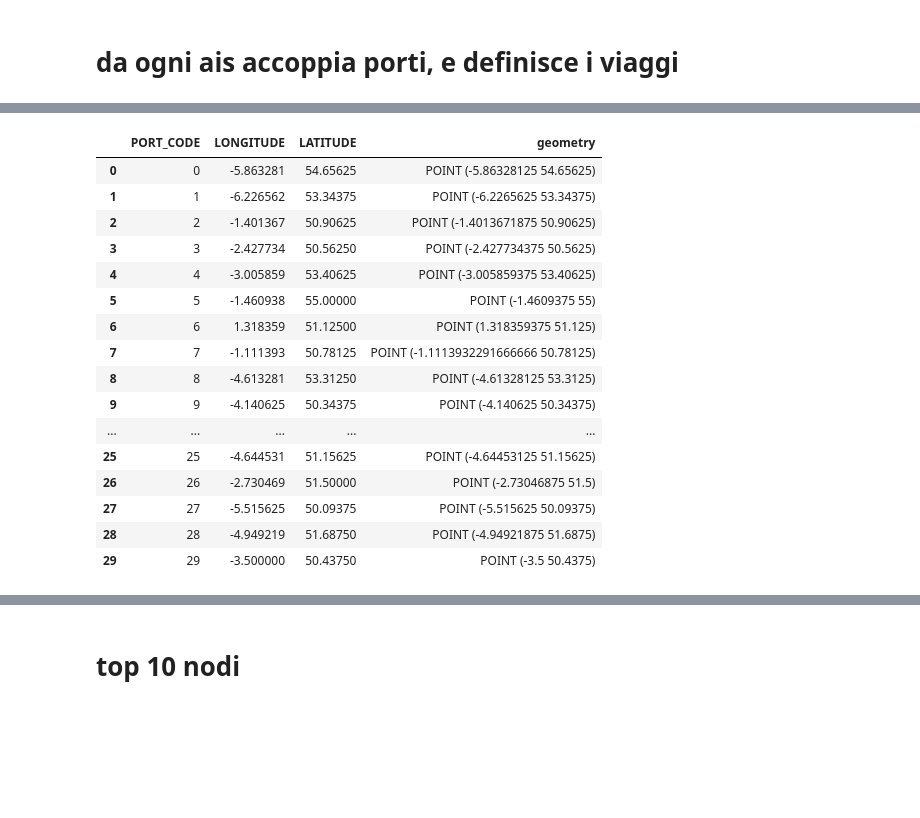
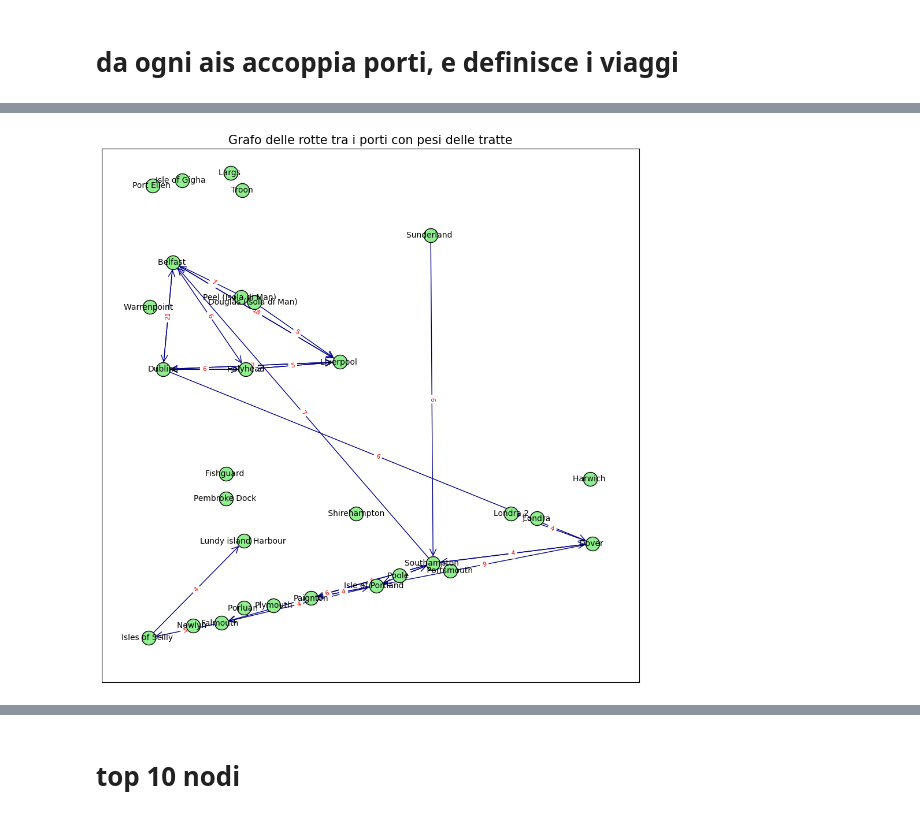
Before and after one commit to nudric25/tesi, a Jupyter notebook: VOY/VOY_mainclass.ipynb, the cells around one changed output, grey strips where cells are left out. Cells and saved outputs as stored; diff of their text form; code cells hidden in the pictures; blank space fills up the shorter version.

```diff
--- a/VOY/VOY_mainclass.ipynb
+++ b/VOY/VOY_mainclass.ipynb
@@ -279,20 +192,53 @@ plt.show()
-# %%
-ports
-# %% [output]
-|  | PORT_CODE | LONGITUDE | LATITUDE | geometry |
-| 0 | 0 | -5.863281 | 54.65625 | POINT (-5.86328125 54.65625) |
-| 1 | 1 | -6.226562 | 53.34375 | POINT (-6.2265625 53.34375) |
-| 2 | 2 | -1.401367 | 50.90625 | POINT (-1.4013671875 50.90625) |
-| 3 | 3 | -2.427734 | 50.56250 | POINT (-2.427734375 50.5625) |
-| 4 | 4 | -3.005859 | 53.40625 | POINT (-3.005859375 53.40625) |
-| 5 | 5 | -1.460938 | 55.00000 | POINT (-1.4609375 55) |
-| 6 | 6 | 1.318359 | 51.12500 | POINT (1.318359375 51.125) |
-| 7 | 7 | -1.111393 | 50.78125 | POINT (-1.1113932291666666 50.78125) |
-| 8 | 8 | -4.613281 | 53.31250 | POINT (-4.61328125 53.3125) |
-| 9 | 9 | -4.140625 | 50.34375 | POINT (-4.140625 50.34375) |
-| ... | ... | ... | ... | ... |
-| 25 | 25 | -4.644531 | 51.15625 | POINT (-4.64453125 51.15625) |
-| 26 | 26 | -2.730469 | 51.50000 | POINT (-2.73046875 51.5) |
-| 27 | 27 | -5.515625 | 50.09375 | POINT (-5.515625 50.09375) |
-| 28 | 28 | -4.949219 | 51.68750 | POINT (-4.94921875 51.6875) |
-| 29 | 29 | -3.500000 | 50.43750 | POINT (-3.5 50.4375) |
+# %%
+import pandas as pd
+import geopandas as gpd
+import networkx as nx
+import matplotlib.pyplot as plt
+
+# Leggi i dati dai file CSV
+ports = pd.read_csv('/kaggle/input/centroidi-tesi/best_centroids (2).csv', sep=';')
+ports.columns = ['Unnamed: 0', 'PORT_CODE', 'LONGITUDE', 'LATITUDE', 'PORT_NAME']
+archi = pd.read_csv('archi.csv')  # Archi con pesi
+archi = archi[archi['Weight'] > 3]
+
+# Crea il grafo
+G = nx.DiGraph()
+
+# Aggiungi i nodi al grafo con attributi
+for index, row in ports.iterrows():
+    G.add_node(row['PORT_CODE'], pos=(row['LONGITUDE'], row['LATITUDE']), port_name=row['PORT_NAME'])
+
+# Aggiungi gli archi al grafo con pesi
+for index, row in archi.iterrows():
+    G.add_edge(row['Source'], row['Target'], weight=row['Weight'])
+
+# Disegna il grafo
+plt.figure(figsize=(12, 12))
+
+# Ottieni le posizioni dei nodi dal grafo
+pos = nx.get_node_attributes(G, 'pos')
+
+# Modifica il colore dei nodi e degli archi per migliorare la leggibilità
+# Disegna i nodi con un colore chiaro
+nx.draw_networkx_nodes(G, pos, node_size=300, node_color='lightgreen', edgecolors='black')
+
+# Disegna gli archi con un colore più scuro e frecce grandi
+nx.draw_networkx_edges(G, pos, arrowstyle='->', arrowsize=20, edge_color='darkblue')
+
+# Crea un dizionario che mappa i PORT_CODE ai PORT_NAME
+node_labels = {row['PORT_CODE']: row['PORT_NAME'] for index, row in ports.iterrows()}
+
+# Aggiungi le etichette dei PORT_NAME sui nodi
+nx.draw_networkx_labels(G, pos, labels=node_labels, font_size=10, font_color='black')
+
+# Estrai i pesi degli archi
+edge_labels = {(row['Source'], row['Target']): row['Weight'] for index, row in archi.iterrows()}
+
+# Disegna le etichette dei pesi sugli archi con un colore rosso per evidenziare
+nx.draw_networkx_edge_labels(G, pos, edge_labels=edge_labels, font_color='red', font_size=8)
+
+# Imposta il titolo
+plt.title("Grafo delle rotte tra i porti con pesi delle tratte", fontsize=15)
+plt.show()
+# %% [output]
+[figure, added]
```
Also changed, not shown: parts of 13 cells of this notebook.
